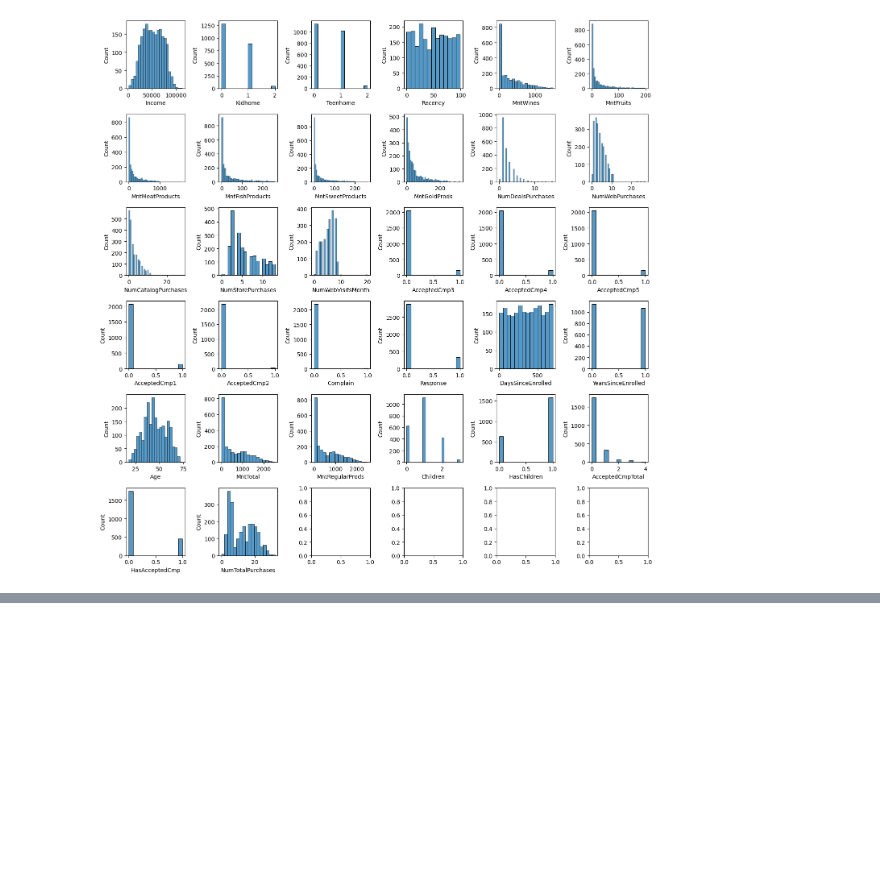
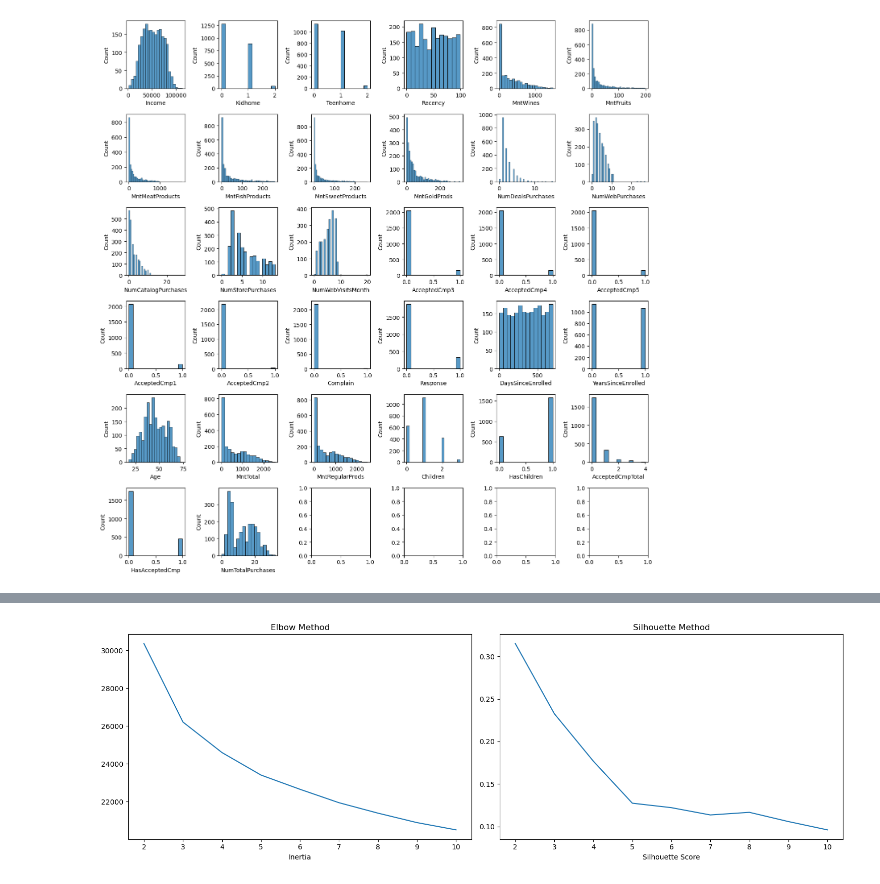
Before and after one commit to Antonio-Manoel/IFood_dataAnalyst, a Jupyter notebook: notebooks/02 - Clustering.ipynb, the cells around one changed output, grey strips where cells are left out. Drawn from its saved outputs; the diff is of its cells as text; code cells hidden in the pictures; blank space fills up the shorter version.

```diff
--- a/notebooks/02 - Clustering.ipynb
+++ b/notebooks/02 - Clustering.ipynb
@@ -90,0 +117,4 @@ cluster_diff_cols = ["MntTotal", "Income"]
+# %%
+plot_elbow_silhouette(df_scaled)
+# %% [output]
+[figure, added]
```
Also changed, not shown: parts of 19 cells of this notebook, 1 other file.
